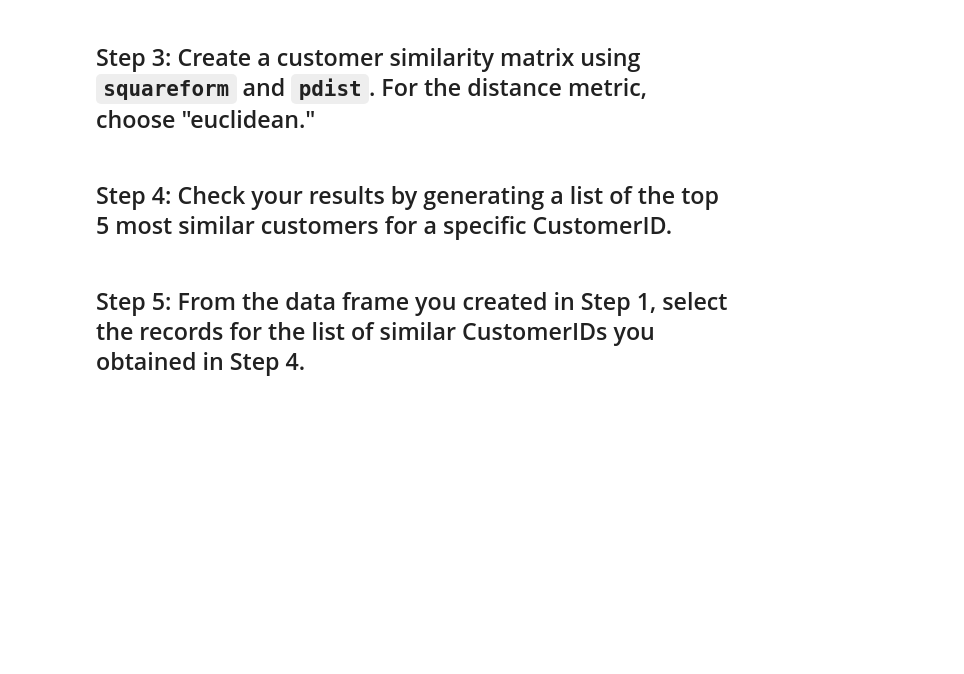
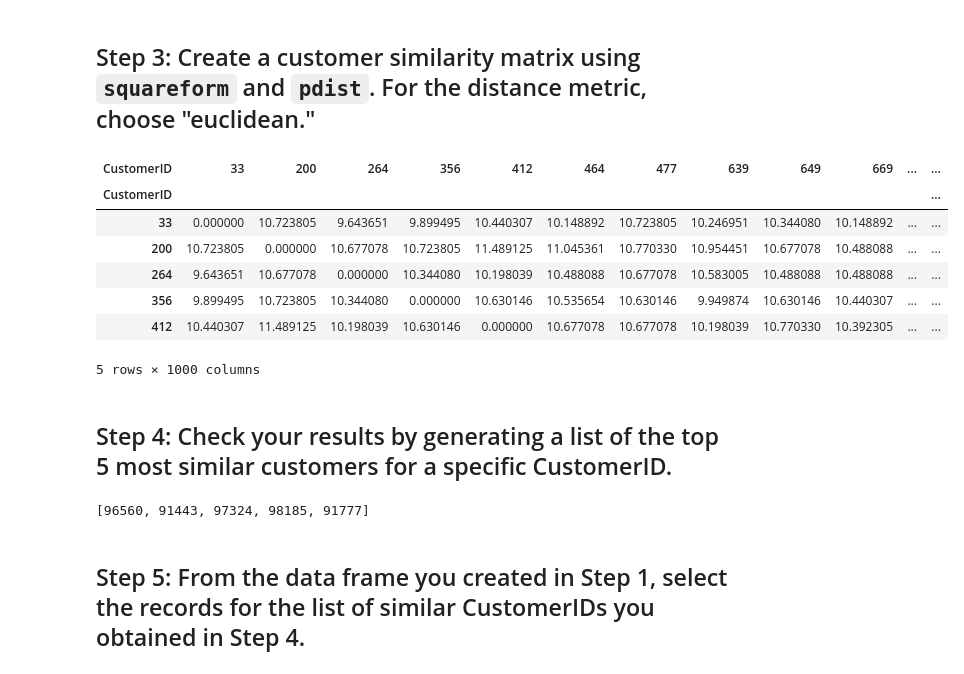
Before and after one commit to NSG2019/data-labs, a Jupyter notebook: module-2/lab-intro-recommender-systems/your-code/main.ipynb, the cells around one changed output. Cells and saved outputs as stored; diff of their text form; code cells hidden in the pictures; blank space fills up the shorter version.

```diff
--- a/module-2/lab-intro-recommender-systems/your-code/main.ipynb
+++ b/module-2/lab-intro-recommender-systems/your-code/main.ipynb
@@ -57,4 +70,19 @@ The rows of the matrix should represent the products, the columns should represe
 # %% [markdown]
 ## Step 3: Create a customer similarity matrix using `squareform` and `pdist`. For the distance metric, choose "euclidean."
+# %%
+pivot_table_transpose = pivot_table.transpose()
+customer_similarity_matrix = pd.DataFrame(squareform(pdist(pivot_table_transpose, 'euclidean')),
+                                          columns = pivot_table_transpose.index, index = pivot_table_transpose.index)
+
+customer_similarity_matrix.head()
+# %% [output]
+| CustomerID | 33 | 200 | 264 | 356 | 412 | 464 | 477 | 639 | 649 | 669 | ... | ... |
+| CustomerID |  |  |  |  |  |  |  |  |  |  |  | ... |
+| 33 | 0.000000 | 10.723805 | 9.643651 | 9.899495 | 10.440307 | 10.148892 | 10.723805 | 10.246951 | 10.344080 | 10.148892 | ... | ... |
+| 200 | 10.723805 | 0.000000 | 10.677078 | 10.723805 | 11.489125 | 11.045361 | 10.770330 | 10.954451 | 10.677078 | 10.488088 | ... | ... |
+| 264 | 9.643651 | 10.677078 | 0.000000 | 10.344080 | 10.198039 | 10.488088 | 10.677078 | 10.583005 | 10.488088 | 10.488088 | ... | ... |
+| 356 | 9.899495 | 10.723805 | 10.344080 | 0.000000 | 10.630146 | 10.535654 | 10.630146 | 9.949874 | 10.630146 | 10.440307 | ... | ... |
+| 412 | 10.440307 | 11.489125 | 10.198039 | 10.630146 | 0.000000 | 10.677078 | 10.677078 | 10.198039 | 10.770330 | 10.392305 | ... | ... |
+5 rows × 1000 columns
 # %% [markdown]
 ## Step 4: Check your results by generating a list of the top 5 most similar customers for a specific CustomerID.
@@ -61,2 +91,6 @@ The rows of the matrix should represent the products, the columns should represe
+# %%
+list
+# %% [output]
+[96560, 91443, 97324, 98185, 91777]
 # %% [markdown]
 ## Step 5: From the data frame you created in Step 1, select the records for the list of similar CustomerIDs you obtained in Step 4.
```
Also changed, not shown: parts of 24 cells of this notebook.
